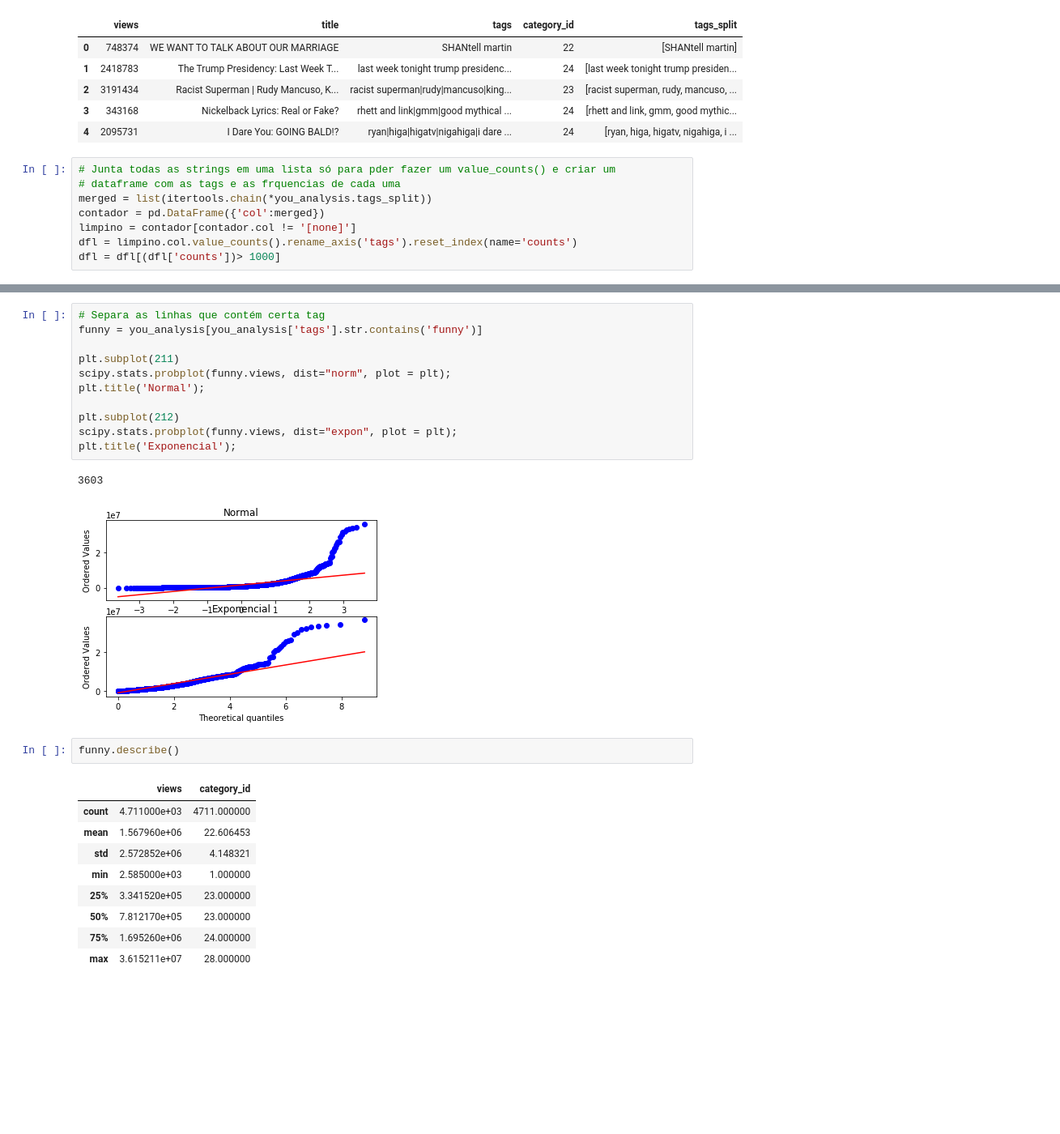
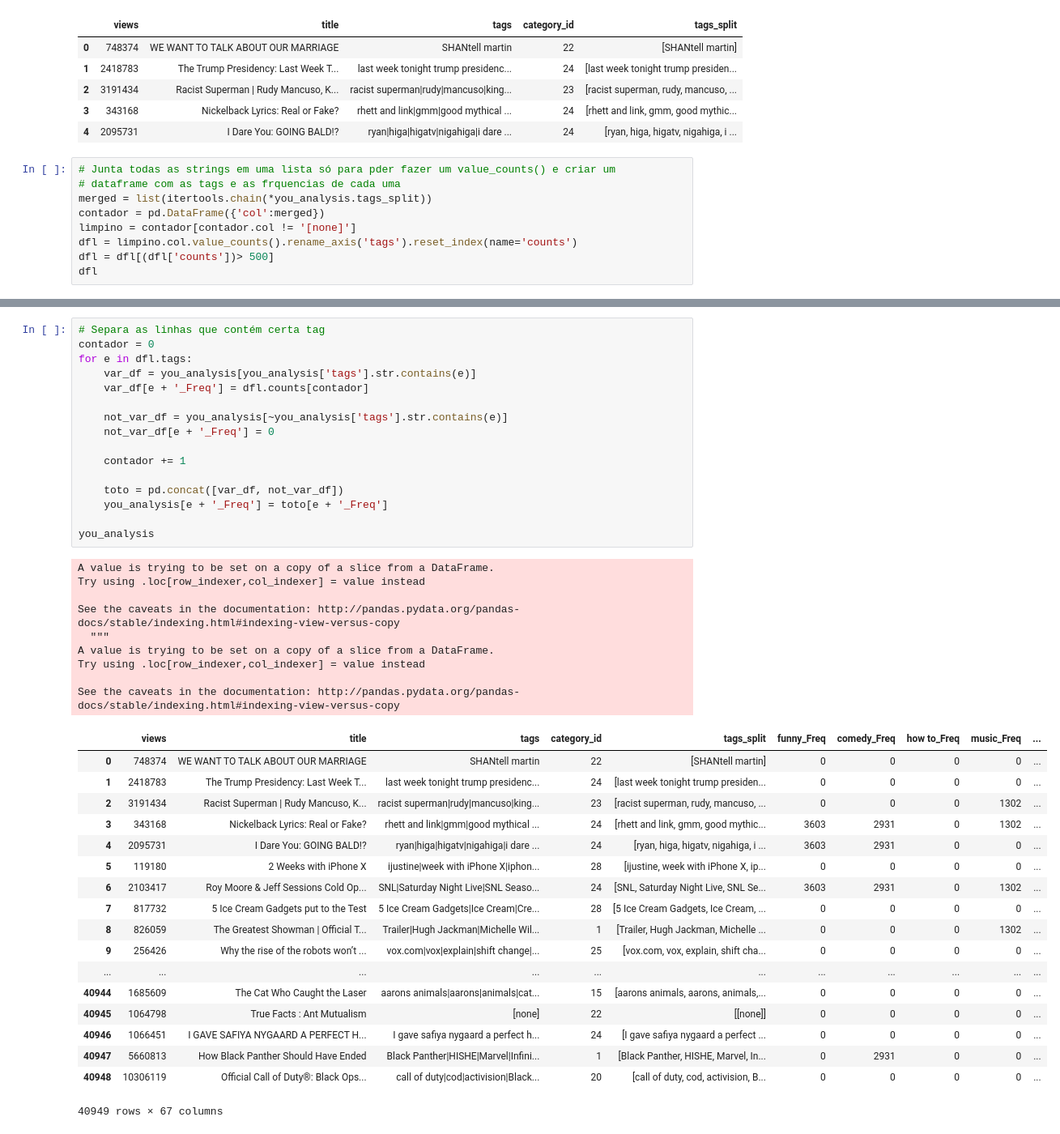
Before and after one commit to victorniubo/cdados_dp, a Jupyter notebook: P3/Projeto3 Layout.ipynb, the cells around one changed output, grey strips where cells are left out. Shown: that part at 81% size. Drawn from its saved outputs; the diff is of its cells as text; blank space fills up the shorter version.

```diff
--- a/P3/Projeto3 Layout.ipynb
+++ b/P3/Projeto3 Layout.ipynb
@@ -77,4 +77,5 @@ merged = list(itertools.chain(*you_analysis.tags_split))
 contador = pd.DataFrame({'col':merged})
 limpino = contador[contador.col != '[none]']
 dfl = limpino.col.value_counts().rename_axis('tags').reset_index(name='counts')
-dfl = dfl[(dfl['counts'])> 1000]
+dfl = dfl[(dfl['counts'])> 500]
+dfl
@@ -81,29 +101,47 @@ dfl = dfl[(dfl['counts'])> 1000]
-# %%
-# Separa as linhas que contém certa tag
-funny = you_analysis[you_analysis['tags'].str.contains('funny')]
-
-plt.subplot(211)
-scipy.stats.probplot(funny.views, dist="norm", plot = plt);
-plt.title('Normal');
-
-plt.subplot(212)
-scipy.stats.probplot(funny.views, dist="expon", plot = plt);
-plt.title('Exponencial');
-# %% [output]
-3603
-[figure, removed]
-# %%
-funny.describe()
-# %% [output]
-|  | views | category_id |
-| count | 4.711000e+03 | 4711.000000 |
-| mean | 1.567960e+06 | 22.606453 |
-| std | 2.572852e+06 | 4.148321 |
-| min | 2.585000e+03 | 1.000000 |
-| 25% | 3.341520e+05 | 23.000000 |
-| 50% | 7.812170e+05 | 23.000000 |
-| 75% | 1.695260e+06 | 24.000000 |
-| max | 3.615211e+07 | 28.000000 |
+# %%
+# Separa as linhas que contém certa tag
+contador = 0
+for e in dfl.tags:
+    var_df = you_analysis[you_analysis['tags'].str.contains(e)]
+    var_df[e + '_Freq'] = dfl.counts[contador]
+
+    not_var_df = you_analysis[~you_analysis['tags'].str.contains(e)]
+    not_var_df[e + '_Freq'] = 0
+
+    contador += 1
+
+    toto = pd.concat([var_df, not_var_df])
+    you_analysis[e + '_Freq'] = toto[e + '_Freq']
+
+you_analysis
+# %% [output]
+A value is trying to be set on a copy of a slice from a DataFrame.
+Try using .loc[row_indexer,col_indexer] = value instead
+
+See the caveats in the documentation: http://pandas.pydata.org/pandas-docs/stable/indexing.html#indexing-view-versus-copy
+  """
+A value is trying to be set on a copy of a slice from a DataFrame.
+Try using .loc[row_indexer,col_indexer] = value instead
+
+See the caveats in the documentation: http://pandas.pydata.org/pandas-docs/stable/indexing.html#indexing-view-versus-copy
+|  | views | title | tags | category_id | tags_split | funny_Freq | comedy_Freq | how to_Freq | music_Freq | ... |
+| 0 | 748374 | WE WANT TO TALK ABOUT OUR MARRIAGE | SHANtell martin | 22 | [SHANtell martin] | 0 | 0 | 0 | 0 | ... |
+| 1 | 2418783 | The Trump Presidency: Last Week T... | last week tonight trump presidenc... | 24 | [last week tonight trump presiden... | 0 | 0 | 0 | 0 | ... |
+| 2 | 3191434 | Racist Superman | Rudy Mancuso, K... | racist superman|rudy|mancuso|king... | 23 | [racist superman, rudy, mancuso, ... | 0 | 0 | 0 | 1302 | ... |
+| 3 | 343168 | Nickelback Lyrics: Real or Fake? | rhett and link|gmm|good mythical ... | 24 | [rhett and link, gmm, good mythic... | 3603 | 2931 | 0 | 1302 | ... |
+| 4 | 2095731 | I Dare You: GOING BALD!? | ryan|higa|higatv|nigahiga|i dare ... | 24 | [ryan, higa, higatv, nigahiga, i ... | 3603 | 2931 | 0 | 0 | ... |
+| 5 | 119180 | 2 Weeks with iPhone X | ijustine|week with iPhone X|iphon... | 28 | [ijustine, week with iPhone X, ip... | 0 | 0 | 0 | 0 | ... |
+| 6 | 2103417 | Roy Moore & Jeff Sessions Cold Op... | SNL|Saturday Night Live|SNL Seaso... | 24 | [SNL, Saturday Night Live, SNL Se... | 3603 | 2931 | 0 | 1302 | ... |
+| 7 | 817732 | 5 Ice Cream Gadgets put to the Test | 5 Ice Cream Gadgets|Ice Cream|Cre... | 28 | [5 Ice Cream Gadgets, Ice Cream, ... | 0 | 0 | 0 | 0 | ... |
+| 8 | 826059 | The Greatest Showman | Official T... | Trailer|Hugh Jackman|Michelle Wil... | 1 | [Trailer, Hugh Jackman, Michelle ... | 0 | 0 | 0 | 1302 | ... |
+| 9 | 256426 | Why the rise of the robots won’t ... | vox.com|vox|explain|shift change|... | 25 | [vox.com, vox, explain, shift cha... | 0 | 0 | 0 | 0 | ... |
+| ... | ... | ... | ... | ... | ... | ... | ... | ... | ... | ... |
+| 40944 | 1685609 | The Cat Who Caught the Laser | aarons animals|aarons|animals|cat... | 15 | [aarons animals, aarons, animals,... | 0 | 0 | 0 | 0 | ... |
+| 40945 | 1064798 | True Facts : Ant Mutualism | [none] | 22 | [[none]] | 0 | 0 | 0 | 0 | ... |
+| 40946 | 1066451 | I GAVE SAFIYA NYGAARD A PERFECT H... | I gave safiya nygaard a perfect h... | 24 | [I gave safiya nygaard a perfect ... | 0 | 0 | 0 | 0 | ... |
+| 40947 | 5660813 | How Black Panther Should Have Ended | Black Panther|HISHE|Marvel|Infini... | 1 | [Black Panther, HISHE, Marvel, In... | 0 | 2931 | 0 | 0 | ... |
+| 40948 | 10306119 | Official Call of Duty®: Black Ops... | call of duty|cod|activision|Black... | 20 | [call of duty, cod, activision, B... | 0 | 0 | 0 | 0 | ... |
+40949 rows × 67 columns
 # %% [markdown]
 ### ANÁLISE DESCRITIVA
 # %% [markdown]
```
Also changed, not shown: parts of 1 cell of this notebook.
